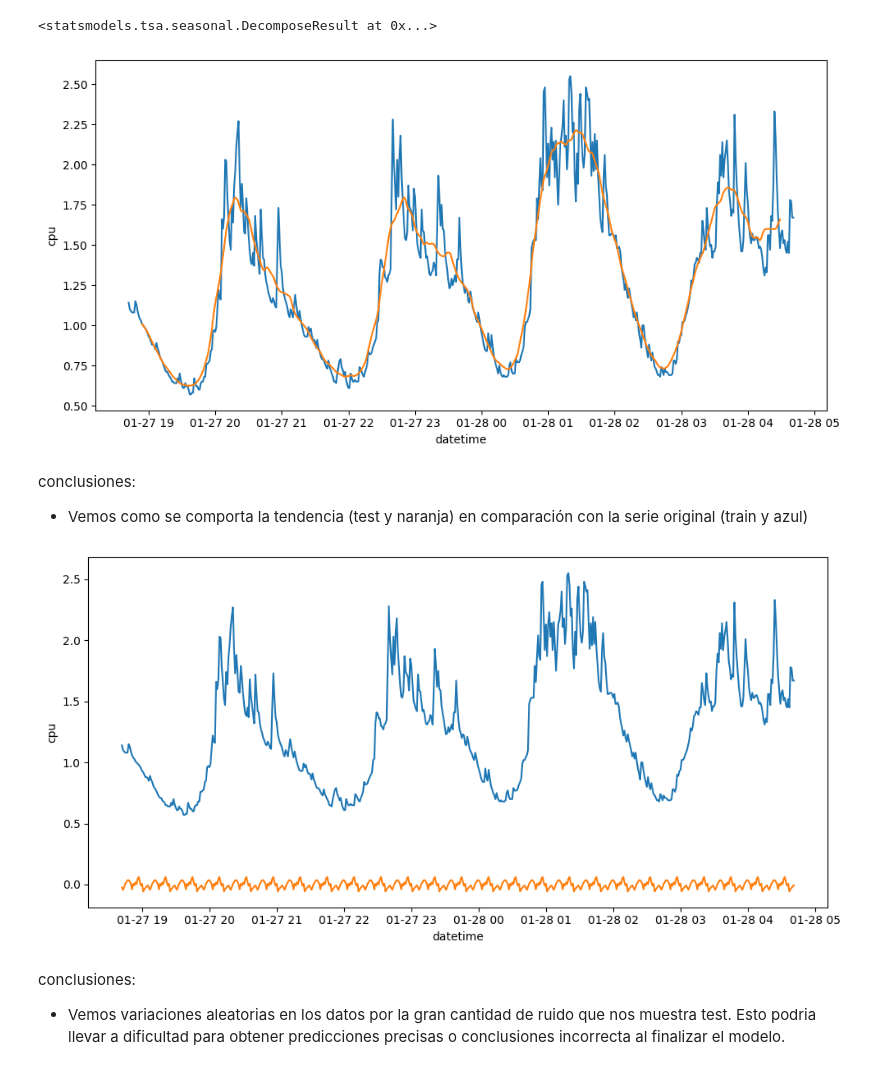
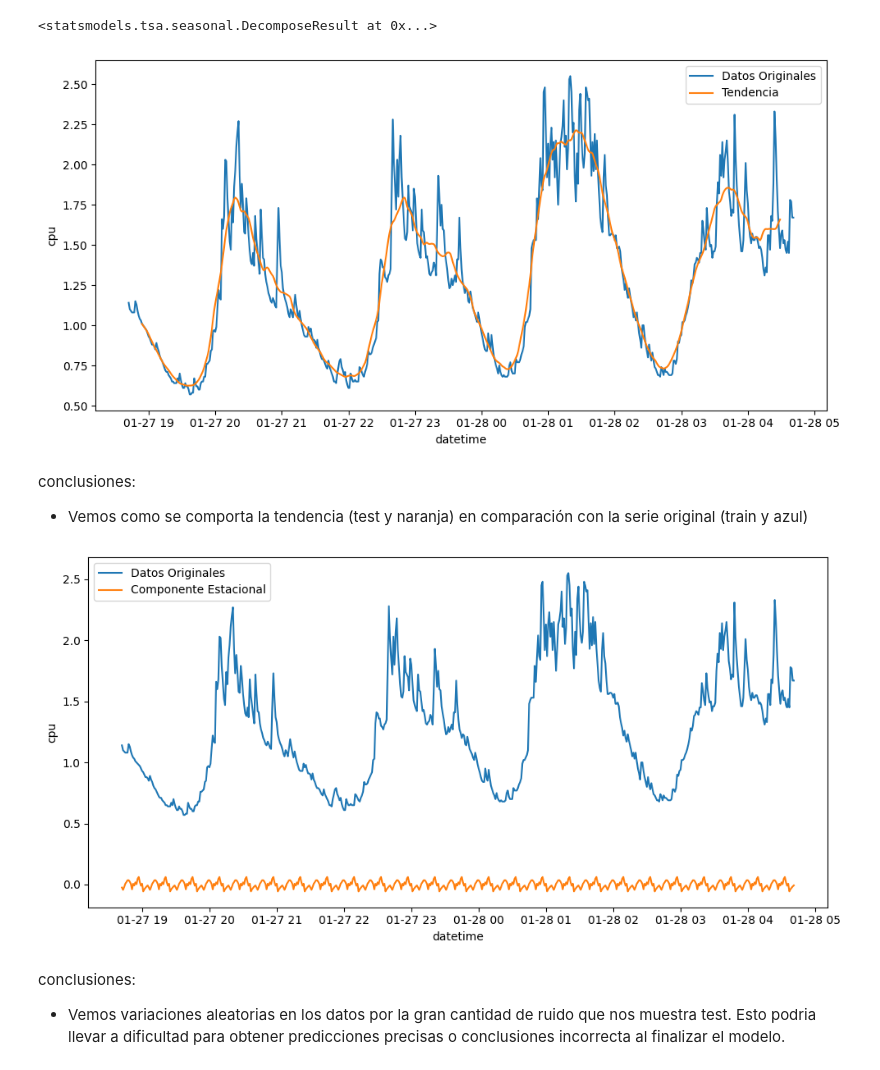
Before and after one commit to jaimed411/023-PROYECTO1-Alternative-time-series-project, a Jupyter notebook: src/explore.ipynb, the cells around one changed output. Saved outputs shown, nothing was run; the diff lists cells and outputs as text; code cells hidden in the pictures.

```diff
--- a/src/explore.ipynb
+++ b/src/explore.ipynb
@@ -87,32 +87,33 @@ trend = decomposition.trend
 
 fig, axis = plt.subplots(figsize = (10, 5))
 
-sns.lineplot(data = ts_train)
-sns.lineplot(data = trend)
+sns.lineplot(data = ts_train, label = 'Datos Originales')
+sns.lineplot(data = trend, label = 'Tendencia')
+
 
 plt.tight_layout()
 
 plt.show()
 # %% [output]
-[figure, old version]
+[figure, new version]
 # %% [markdown]
 conclusiones:
 - Vemos como se comporta la tendencia (test y naranja) en comparación con la serie original (train y azul)
 # %%
 #Análisis de la estacionalidad - Seasonality analysis
 
 seasonal = decomposition.seasonal
 
 fig, axis = plt.subplots(figsize = (10, 5))
 
-sns.lineplot(data = ts_train)
-sns.lineplot(data = seasonal)
+sns.lineplot(data = ts_train, label = 'Datos Originales')
+sns.lineplot(data = seasonal, label = 'Componente Estacional')
 
 plt.tight_layout()
 
 plt.show()
 # %% [output]
-[figure, old version]
+[figure, new version]
 # %% [markdown]
 conclusiones:
 - Vemos variaciones aleatorias en los datos por la gran cantidad de ruido que nos muestra test. Esto podria llevar a dificultad para obtener predicciones precisas o conclusiones incorrecta al finalizar el modelo.
```
Also changed, not shown: parts of 5 cells of this notebook.
